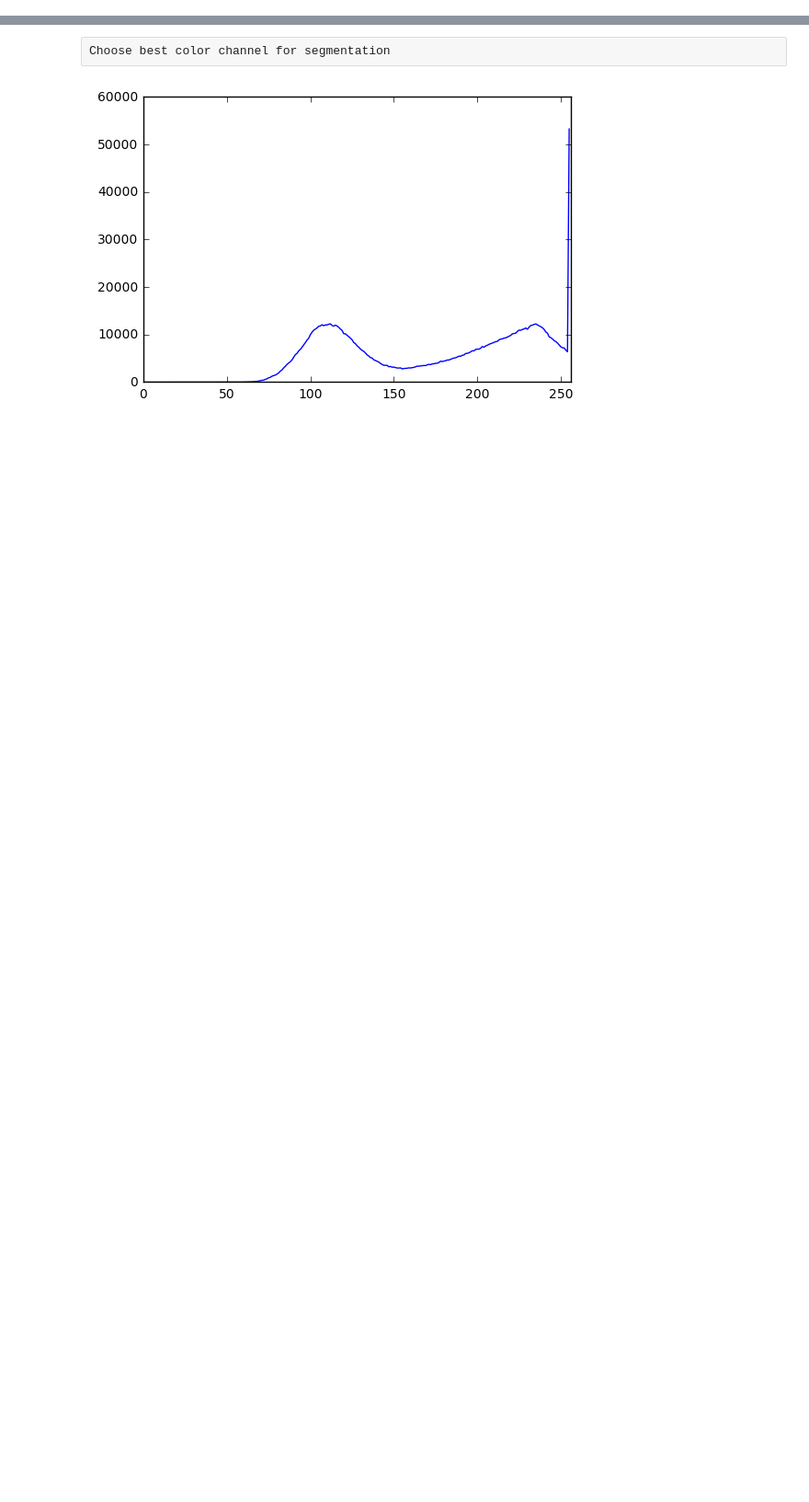
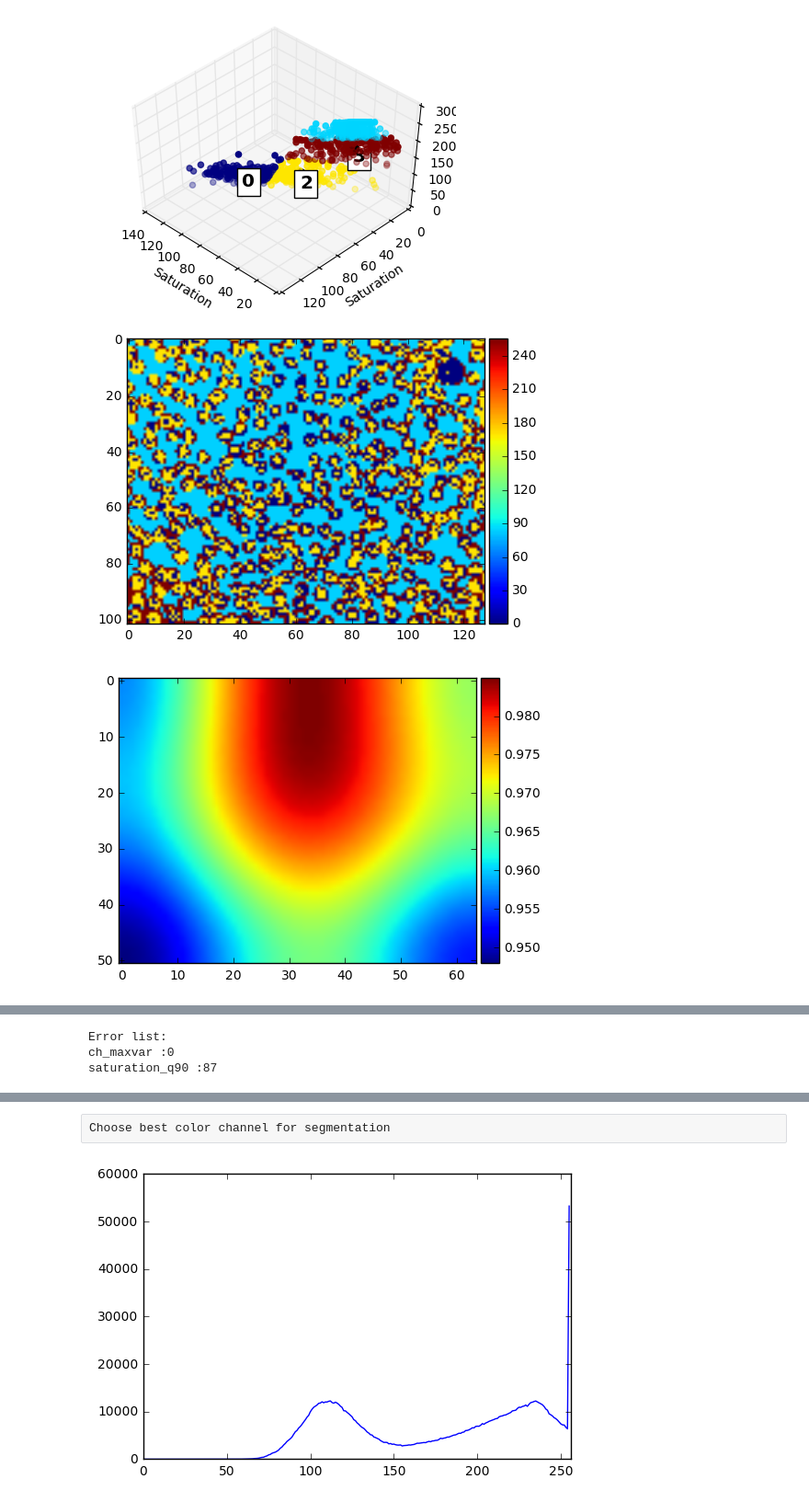
Before and after one commit to mikeszabi/WBC, a Jupyter notebook: WBC_detection.ipynb, the cells around one changed output, grey strips where cells are left out. Shown at 92% size. Saved outputs shown, nothing was run; the diff lists cells and outputs as text; code cells hidden in the pictures; blank space fills up the shorter version.

```diff
--- a/WBC_detection.ipynb
+++ b/WBC_detection.ipynb
@@ -24,0 +28,5 @@ plt.imshow(im)
+# %%
+param=cfg.param()
+output_dir=param.getOutDir('output')
+diag_dir=param.getOutDir('diag')
+vis_diag=False
@@ -24,0 +35,11 @@ plt.imshow(im)
+# %%
+imDirs=os.listdir(param.getImageDirs())
+print(imDirs)
+image_dir=param.getImageDirs(dir_name=imDirs[-1])
+included_extenstions = ['*.jpg', '*.bmp', '*.png', '*.gif']
+image_list_indir = []
+for ext in included_extenstions:
+   image_list_indir.extend(glob.glob(os.path.join(image_dir, ext)))
+
+for i, image_file in enumerate(image_list_indir):
+    print(str(i)+' : '+image_file)
@@ -24,0 +64,3 @@ plt.imshow(im)
+# %%
+image_file=image_list_indir[0]
+print(image_file)
@@ -24,0 +71,2 @@ plt.imshow(im)
+# %%
+im = io.imread(image_file) # read uint8 image
@@ -24,0 +82,6 @@ plt.imshow(im)
+# %%
+diag=diagnostics.diagnostics(im,image_file,vis_diag=True)
+# %% [output]
+[figure, added]
+[figure, added]
+[figure, added]
@@ -24,0 +91,3 @@ plt.imshow(im)
+Error list:
+ch_maxvar :0
+saturation_q90 :87
```
Also changed, not shown: parts of 9 cells of this notebook, 5 other files.
